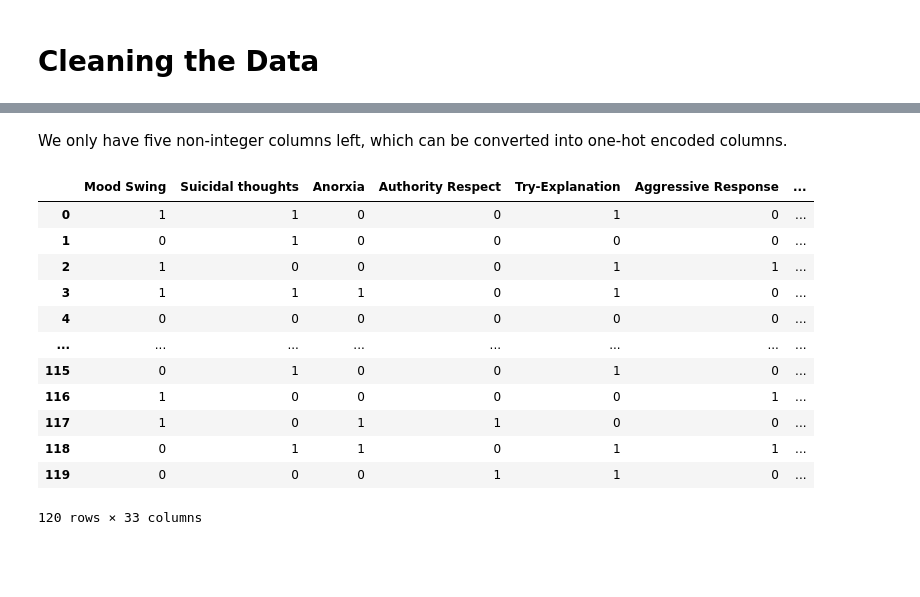
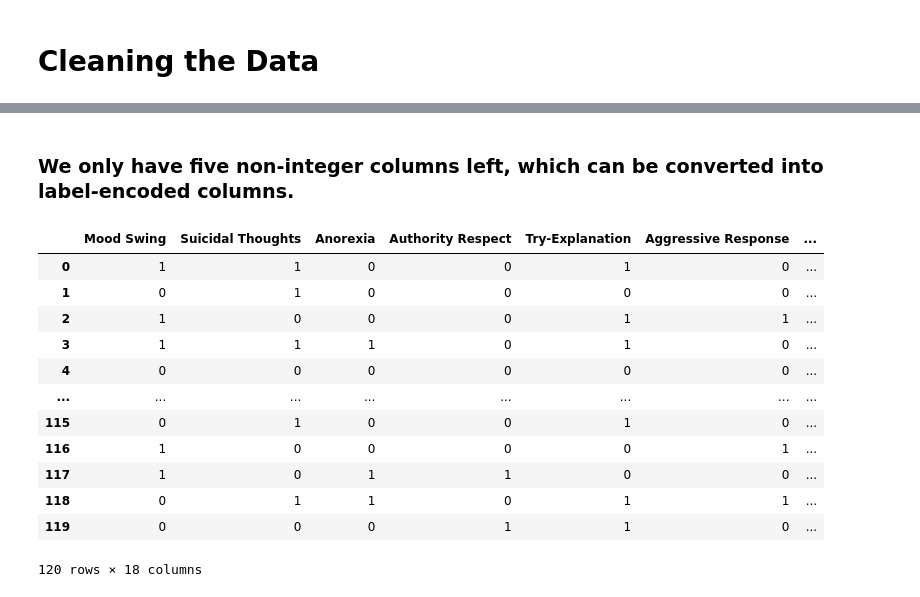
Before and after one commit to jaimanm/mental-disorder-classification, a Jupyter notebook: main.ipynb, the cells around one changed output, grey strips where cells are left out. Cells and saved outputs as stored; diff of their text form; code cells hidden in the pictures; blank space fills up the shorter version.

```diff
--- a/main.ipynb
+++ b/main.ipynb
@@ -49,0 +96,3 @@ Expert Diagnose ['Bipolar Type-2' 'Depression' 'Bipolar Type-1' 'Normal']
+# %%
+# convert the numerical columns into numbers
+df[['Sexual Activity', 'Concentration', 'Optimism']] = df[['Sexual Activity', 'Concentration', 'Optimism']].map(lambda x: int(x.replace(" From 10", '')))
@@ -50,3 +121,3 @@ Expert Diagnose ['Bipolar Type-2' 'Depression' 'Bipolar Type-1' 'Normal']
 # %%
-# Suicidal thoughts has a mistype of 'YES ' instead of 'YES', lets fix that
-df['Suicidal thoughts'] = df['Suicidal thoughts'].apply(lambda x: x.strip())
+# Suicidal Thoughts has a mistype of 'YES ' instead of 'YES', lets fix that
+df['Suicidal Thoughts'] = df['Suicidal Thoughts'].apply(lambda x: x.strip())
@@ -82,20 +201,29 @@ dtype: object
 # %% [markdown]
-We only have five non-integer columns left, which can be converted into one-hot encoded columns.
+### We only have five non-integer columns left, which can be converted into label-encoded columns.
-# %%
-# apply one hot encoding to all columns with the object dtype
-# use the get_dummies method but convert the True and false to 1 and 0
-df = pd.get_dummies(df, columns=df.select_dtypes(include='object').columns, dtype=int)
-# %% [output]
-|  | Mood Swing | Suicidal thoughts | Anorxia | Authority Respect | Try-Explanation | Aggressive Response | ... |
-| 0 | 1 | 1 | 0 | 0 | 1 | 0 | ... |
-| 1 | 0 | 1 | 0 | 0 | 0 | 0 | ... |
-| 2 | 1 | 0 | 0 | 0 | 1 | 1 | ... |
-| 3 | 1 | 1 | 1 | 0 | 1 | 0 | ... |
-| 4 | 0 | 0 | 0 | 0 | 0 | 0 | ... |
-| ... | ... | ... | ... | ... | ... | ... | ... |
-| 115 | 0 | 1 | 0 | 0 | 1 | 0 | ... |
-| 116 | 1 | 0 | 0 | 0 | 0 | 1 | ... |
-| 117 | 1 | 0 | 1 | 1 | 0 | 0 | ... |
-| 118 | 0 | 1 | 1 | 0 | 1 | 1 | ... |
-| 119 | 0 | 0 | 0 | 1 | 1 | 0 | ... |
-120 rows × 33 columns
+# %%
+from sklearn.preprocessing import LabelEncoder
+
+encoder = LabelEncoder()
+
+df_categorical = df.select_dtypes(include='object')
+df_categorical = df_categorical.apply(encoder.fit_transform)
+df_categorical
+
+# now we need to join the numerical columns with the categorical columns
+df = df.drop(df_categorical.columns, axis=1)
+df = pd.concat([df, df_categorical], axis=1)
+df
+# %% [output]
+|  | Mood Swing | Suicidal Thoughts | Anorexia | Authority Respect | Try-Explanation | Aggressive Response | ... |
+| 0 | 1 | 1 | 0 | 0 | 1 | 0 | ... |
+| 1 | 0 | 1 | 0 | 0 | 0 | 0 | ... |
+| 2 | 1 | 0 | 0 | 0 | 1 | 1 | ... |
+| 3 | 1 | 1 | 1 | 0 | 1 | 0 | ... |
+| 4 | 0 | 0 | 0 | 0 | 0 | 0 | ... |
+| ... | ... | ... | ... | ... | ... | ... | ... |
+| 115 | 0 | 1 | 0 | 0 | 1 | 0 | ... |
+| 116 | 1 | 0 | 0 | 0 | 0 | 1 | ... |
+| 117 | 1 | 0 | 1 | 1 | 0 | 0 | ... |
+| 118 | 0 | 1 | 1 | 0 | 1 | 1 | ... |
+| 119 | 0 | 0 | 0 | 1 | 1 | 0 | ... |
+120 rows × 18 columns
```
Also changed, not shown: parts of 34 cells of this notebook.
